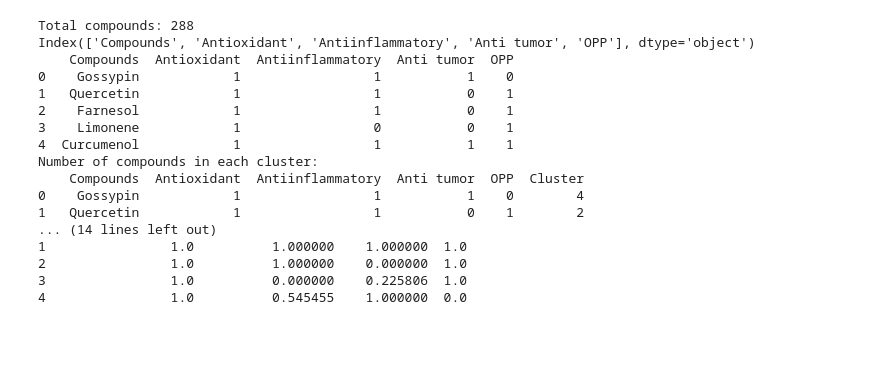
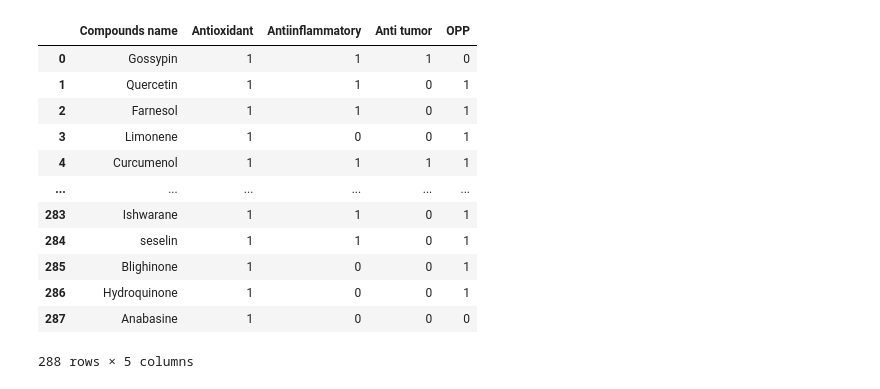
Before and after one commit to Vanitha-Jain/capstone, a Jupyter notebook: Clustering.ipynb, the cells around one changed output. Cells and saved outputs as stored; diff of their text form; code cells hidden in the pictures; blank space fills up the shorter version.

```diff
--- a/Clustering.ipynb
+++ b/Clustering.ipynb
@@ -1,55 +1,2 @@
 # %% [markdown]
 <a href="https://colab.research.google.com/github/Vanitha-Jain/capstone/blob/Model-building/Clustering.ipynb" target="_parent"><img src="https://colab.research.google.com/assets/colab-badge.svg" alt="Open In Colab"/></a>
-# %%
-import pandas as pd
-import numpy as np
-from sklearn.cluster import KMeans
-import matplotlib.pyplot as plt
-import seaborn as sns
-from sklearn.preprocessing import StandardScaler
-from mpl_toolkits.mplot3d import Axes3D
-from itertools import combinations
-from sklearn.metrics import silhouette_score
-
-df = pd.read_excel("/content/New_Unknown.xlsx")
-print("Total compounds:", len(df))
-print(df.keys())
-
-df = pd.read_excel("/content/New_Unknown.xlsx")
-print(df.head())
-
-feature_columns = ["Antioxidant", "Antiinflammatory", "Anti tumor", "OPP"]
-scaler = StandardScaler()
-scaled_features = scaler.fit_transform(df[feature_columns])
-n_clusters = 5
-if np.any(np.isnan(df[feature_columns])) or np.any(np.isinf(df[feature_columns])):
-    df = df.dropna(subset=feature_columns)
-
-kmeans = KMeans(n_clusters=n_clusters, random_state=0)
-features = ["Antioxidant", "Antiinflammatory", "Anti tumor", "OPP"]
-df['Cluster'] = kmeans.fit_predict(df[features])
-print("Number of compounds in each cluster:")
-print(df.head())
-print(df['Cluster'].value_counts())
-cluster_counts = df['Cluster'].value_counts()
-cluster_means = df.groupby('Cluster')[['Antioxidant', 'Antiinflammatory', 'Anti tumor', 'OPP']].mean()
-print("Mean Values for Each Cluster:")
-print(cluster_means)
-# %% [output]
-Total compounds: 288
-Index(['Compounds', 'Antioxidant', 'Antiinflammatory', 'Anti tumor', 'OPP'], dtype='object')
-    Compounds  Antioxidant  Antiinflammatory  Anti tumor  OPP
-0    Gossypin            1                 1           1    0
-1   Quercetin            1                 1           0    1
-2    Farnesol            1                 1           0    1
-3    Limonene            1                 0           0    1
-4  Curcumenol            1                 1           1    1
-Number of compounds in each cluster:
-    Compounds  Antioxidant  Antiinflammatory  Anti tumor  OPP  Cluster
-0    Gossypin            1                 1           1    0        4
-1   Quercetin            1                 1           0    1        2
-... (14 lines left out)
-1                1.0          1.000000    1.000000  1.0
-2                1.0          1.000000    0.000000  1.0
-3                1.0          0.000000    0.225806  1.0
-4                1.0          0.545455    1.000000  0.0
@@ -55,0 +11,17 @@ Number of compounds in each cluster:
+# %%
+df=pd.read_excel("/content/New_Unknown.xlsx")
+df
+# %% [output]
+|  | Compounds name | Antioxidant | Antiinflammatory | Anti tumor | OPP |
+| 0 | Gossypin | 1 | 1 | 1 | 0 |
+| 1 | Quercetin | 1 | 1 | 0 | 1 |
+| 2 | Farnesol | 1 | 1 | 0 | 1 |
+| 3 | Limonene | 1 | 0 | 0 | 1 |
+| 4 | Curcumenol | 1 | 1 | 1 | 1 |
+| ... | ... | ... | ... | ... | ... |
+| 283 | Ishwarane | 1 | 1 | 0 | 1 |
+| 284 | seselin | 1 | 1 | 0 | 1 |
+| 285 | Blighinone | 1 | 0 | 0 | 1 |
+| 286 | Hydroquinone | 1 | 0 | 0 | 1 |
+| 287 | Anabasine | 1 | 0 | 0 | 0 |
+288 rows × 5 columns
```
Also changed, not shown: parts of 12 cells of this notebook.
